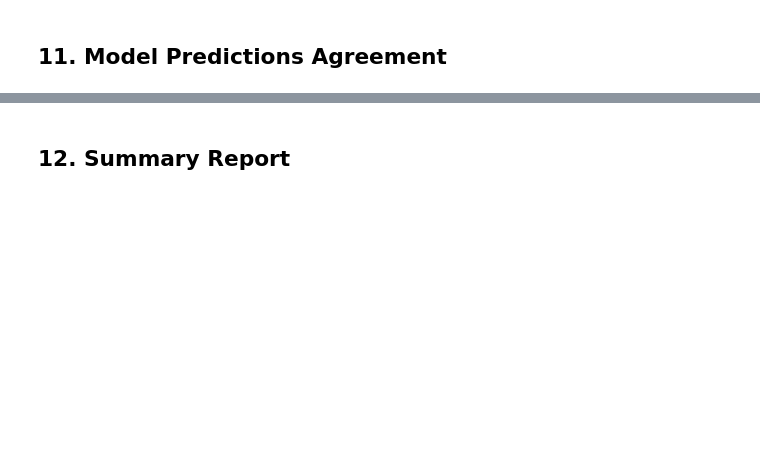
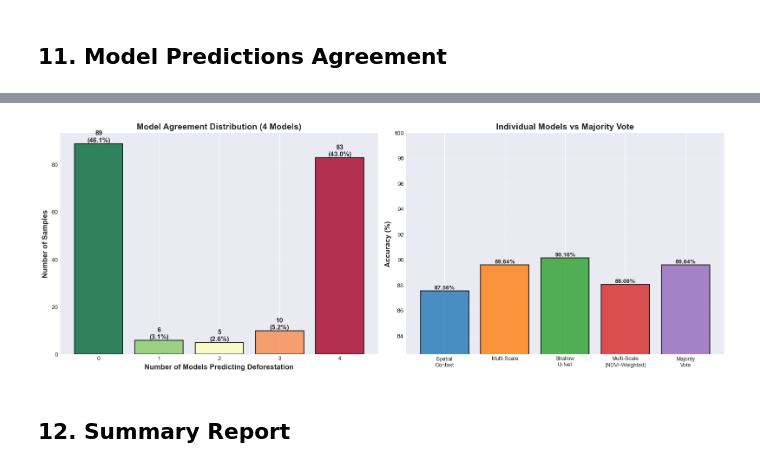
Before and after one commit to ninhhaidang/ForestMonitoring-CaMau, a Jupyter notebook: notebooks/04_evaluate_and_visualize_results.ipynb, the cells around one changed output, grey strips where cells are left out. Cells and saved outputs as stored; diff of their text form; code cells hidden in the pictures; blank space fills up the shorter version.

```diff
--- a/notebooks/04_evaluate_and_visualize_results.ipynb
+++ b/notebooks/04_evaluate_and_visualize_results.ipynb
@@ -628,0 +657,89 @@ Agreement Analysis:
+# %%
+print("\n🤝 Analyzing model agreement...\n")
+
+if len(models) >= 2:
+    # Get all predictions
+    model_keys = list(models.keys())
+    predictions = [results[key]['y_pred'] for key in model_keys]
+    y_true = results[model_keys[0]]['y_true']
+
+    # Stack predictions
+    pred_stack = np.stack(predictions, axis=0)  # (N_models, N_samples)
+
+    # Count agreement (how many models predict 1)
+    agreement_count = pred_stack.sum(axis=0)  # (N_samples,)
+
+    # Majority vote
+    majority_threshold = len(models) / 2
+    majority_pred = (agreement_count > majority_threshold).astype(int)
+
+    # Statistics
+    print(f"Agreement Analysis ({len(models)} models):")
+    print(f"{'='*80}")
+
+    for i in range(len(models) + 1):
+        count = (agreement_count == i).sum()
+        pct = 100 * count / len(y_true)
+        print(f"  {i} model(s) predict deforestation: {count:4d} samples ({pct:.1f}%)")
+
+    # Majority vote accuracy
+    majority_correct = (majority_pred == y_true).sum()
+    majority_acc = 100 * majority_correct / len(y_true)
+    print(f"\nMajority Vote:")
+    print(f"  Accuracy: {majority_acc:.2f}% ({majority_correct}/{len(y_true)})")
+
+    # Visualize agreement
+    fig, axes = plt.subplots(1, 2, figsize=(16, 6))
+
+    # Left: Agreement distribution
+    unique_counts, count_freq = np.unique(agreement_count, return_counts=True)
+    colors = plt.cm.RdYlGn_r(np.linspace(0, 1, len(models) + 1))
+
+    bars = axes[0].bar(unique_counts, count_freq, color=[colors[i] for i in unique_counts],
+                       alpha=0.8, edgecolor='black', linewidth=1.5)
+
+    for i, (c, f) in enumerate(zip(unique_counts, count_freq)):
+        axes[0].text(c, f, f'{f}\n({100*f/len(y_true):.1f}%)',
+                    ha='center', va='bottom', fontsize=11, fontweight='bold')
+
+    axes[0].set_xlabel('Number of Models Predicting Deforestation', fontsize=12, fontweight='bold')
+    axes[0].set_ylabel('Number of Samples', fontsize=12, fontweight='bold')
+    axes[0].set_title(f'Model Agreement Distribution ({len(models)} Models)',
+                     fontsize=14, fontweight='bold')
+    axes[0].set_xticks(range(len(models) + 1))
+    axes[0].grid(axis='y', alpha=0.3)
+
+    # Right: Compare individual models vs majority
+    model_names = [MODEL_INFO[key]['name'] for key in model_keys]
+    model_accs = [100 * accuracy_score(y_true, results[key]['y_pred']) for key in model_keys]
+
+    x_pos = np.arange(len(model_names) + 1)
+    all_accs = model_accs + [majority_acc]
+    all_names = model_names + ['Majority\nVote']
+    colors_bar = [MODEL_INFO[key]['color'] for key in model_keys] + ['#9467bd']
+
+    bars = axes[1].bar(x_pos, all_accs, color=colors_bar, alpha=0.8,
+                       edgecolor='black', linewidth=1.5)
+
+    for i, (acc, bar) in enumerate(zip(all_accs, bars)):
+        axes[1].text(bar.get_x() + bar.get_width()/2, acc,
+                    f'{acc:.2f}%', ha='center', va='bottom',
+                    fontsize=10, fontweight='bold')
+
+    axes[1].set_ylabel('Accuracy (%)', fontsize=12, fontweight='bold')
+    axes[1].set_title('Individual Models vs Majority Vote', fontsize=14, fontweight='bold')
+    axes[1].set_xticks(x_pos)
+    axes[1].set_xticklabels([name.replace(' CNN', '').replace(' ', '\n') for name in all_names],
+                            fontsize=9)
+    axes[1].grid(axis='y', alpha=0.3)
+    axes[1].set_ylim([min(all_accs) - 5, 100])
+
+    plt.tight_layout()
+    save_path = FIGURES_DIR / 'model_agreement_analysis.png'
+    plt.savefig(save_path, dpi=300, bbox_inches='tight')
+    print(f"\n✅ Saved: {save_path}")
+    plt.show()
+
+else:
+    print("⚠️ Need at least 2 models for agreement analysis")
+# %% [output]
@@ -629,3 +760,4 @@ Agreement Analysis:
+[figure, added]
 # %% [markdown]
 ## 12. Summary Report
 # %%
```
Also changed, not shown: parts of 12 cells of this notebook, 39 other files.
